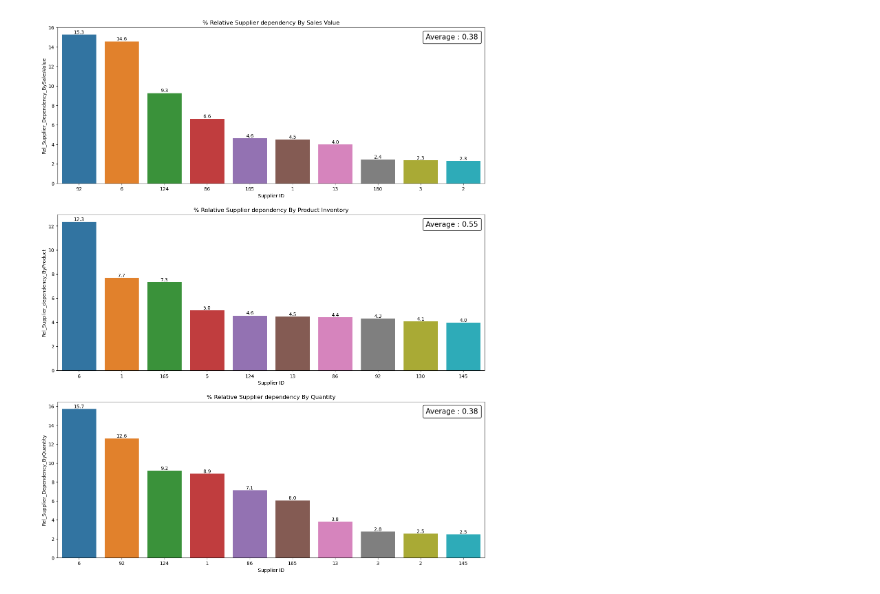
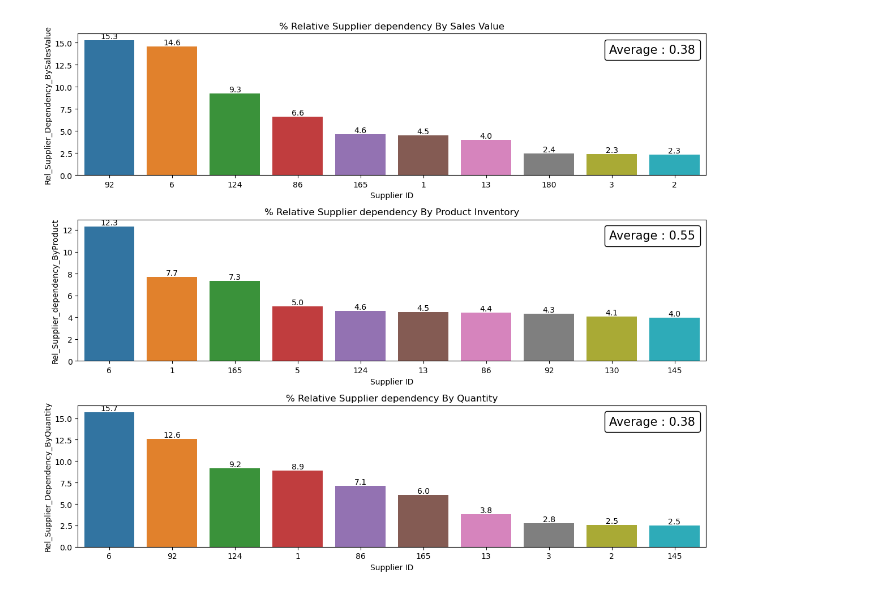
Before and after one commit to Skyman29/Tissot, a Jupyter notebook: Tissot.ipynb, the cells around one changed output. Cells and saved outputs as stored; diff of their text form; code cells hidden in the pictures.

```diff
--- a/Tissot.ipynb
+++ b/Tissot.ipynb
@@ -213,16 +279,20 @@ byCategory['freq_cat_per_order'] = byCategory['Order Id']/n_order
 byCategory['cat_avg_order_value'] = byCategory['Total price (unit price x product quantity)']/n_order
 byCategory['relative_cat_avg_order_value'] = 100*byCategory['cat_avg_order_value']/avg_order_value
 
-plt.figure(figsize=(18, 5))
+plt.figure(figsize=(12, 4))
 plt.subplot(121)
-ax = sns.barplot(data = byCategory, x= byCategory.index, y='relative_cat_avg_order_value');
+ax = sns.barplot(data = byCategory, x= byCategory.index, y='relative_cat_avg_order_value', order=byCategory.sort_values(by=['relative_cat_avg_order_value'], ascending=False).index);
 ax.title.set_text("Average Order Value Distribution by category")
+plt.xticks(rotation=30)
 for container in ax.containers:
     ax.bar_label(container, fmt='%.1f')
 
 plt.subplot(122)
-ax = sns.barplot(data = byCategory, x= byCategory.index, y='freq_cat_per_order');
+ax = sns.barplot(data = byCategory, x= byCategory.index, y='freq_cat_per_order', order=byCategory.sort_values(by=['freq_cat_per_order'], ascending=False).index);
 ax.title.set_text("Order frequency by category")
+plt.xticks(rotation=30)
 for container in ax.containers:
     ax.bar_label(container, fmt='%.2f')
+
+plt.tight_layout()
 # %% [output]
@@ -268,6 +339,18 @@ for container in ax.containers:
     ax.bar_label(container, fmt='%.2f')
 
 plt.subplot(223)
+column = 'Product quantity_mean'
+ax = sns.barplot(data = bySubCategory.nlargest(10, 'relative_cat_avg_order_value'), x='Product subcategorie_', y=column);
+at = AnchoredText(
+    "Average : "+ str(bySubCategory[column].mean().round(2)), prop=dict(size=15), frameon=True, loc='upper center')
+at.patch.set_boxstyle("round,pad=0.,rounding_size=0.2")
+ax.add_artist(at)
+ax.title.set_text("Average quantity when ordered by top Average Order Value Distribution Sub-Categories")
+plt.xticks(rotation=30)
+for container in ax.containers:
+    ax.bar_label(container, fmt='%.2f')
+
+plt.subplot(224)
 column = 'Product quantity_sum'
 ax = sns.barplot(data = bySubCategory.nlargest(10, column), x='Product subcategorie_', y=column);
 at = AnchoredText(
@@ -278,17 +361,6 @@ ax.title.set_text("Quantity by sub-category")
 for container in ax.containers:
     ax.bar_label(container, fmt='%.0f')
 
-plt.subplot(224)
-column = 'Product quantity_mean'
-ax = sns.barplot(data = bySubCategory.nlargest(10, column), x='Product subcategorie_', y=column);
-at = AnchoredText(
-    "Average : "+ str(bySubCategory[column].mean().round(2)), prop=dict(size=15), frameon=True, loc='upper right')
-at.patch.set_boxstyle("round,pad=0.,rounding_size=0.2")
-ax.add_artist(at)
-ax.title.set_text("Average quantity when ordered by top Average Order Value Distribution Sub-Categories")
-plt.xticks(rotation=30)
-for container in ax.containers:
-    ax.bar_label(container, fmt='%.2f')
 
 plt.tight_layout()
 # %% [output]
@@ -309,7 +386,7 @@ bySupplier['Rel_Supplier_dependency_ByProduct'] = 100*bySupplier['Product refere
 bySupplier['Rel_Supplier_Dependency_BySalesValue'] = 100*bySupplier['Total price (unit price x product quantity)']/income
 bySupplier['Rel_Supplier_Dependency_ByQuantity'] = 100*bySupplier['Product quantity']/bySupplier['Product quantity'].sum()
 # %%
-plt.figure(figsize=(16, 20))
+plt.figure(figsize=(12, 10))
 
 plt.subplot(311)
 column = 'Rel_Supplier_Dependency_BySalesValue'
@@ -320,31 +397,33 @@ at = AnchoredText(
 at.patch.set_boxstyle("round,pad=0.,rounding_size=0.2")
 ax.add_artist(at)
 ax.title.set_text("% Relative Supplier dependency By Sales Value")
 for container in ax.containers:
     ax.bar_label(container, fmt='%.1f')
 
 plt.subplot(312)
 column = 'Rel_Supplier_dependency_ByProduct'
 local_data = bySupplier.nlargest(10, column)
 ax = sns.barplot(data = local_data, x='Supplier ID', y=column, order=local_data.sort_values(by=[column], ascending=False)['Supplier ID']);
 at = AnchoredText(
     "Average : "+ str(bySupplier[column].mean().round(2)), prop=dict(size=15), frameon=True, loc='upper right')
 at.patch.set_boxstyle("round,pad=0.,rounding_size=0.2")
 ax.add_artist(at)
 ax.title.set_text("% Relative Supplier dependency By Product Inventory")
 for container in ax.containers:
     ax.bar_label(container, fmt='%.1f')
 
 plt.subplot(313)
 column = 'Rel_Supplier_Dependency_ByQuantity'
 local_data = bySupplier.nlargest(10, column)
 ax = sns.barplot(data = local_data, x='Supplier ID', y=column, order=local_data.sort_values(by=[column], ascending=False)['Supplier ID']);
 at = AnchoredText(
     "Average : "+ str(bySupplier[column].mean().round(2)), prop=dict(size=15), frameon=True, loc='upper right')
 at.patch.set_boxstyle("round,pad=0.,rounding_size=0.2")
 ax.add_artist(at)
 ax.title.set_text("% Relative Supplier dependency By Quantity")
 for container in ax.containers:
     ax.bar_label(container, fmt='%.1f')
+
+plt.tight_layout()
 # %% [output]
-[figure, old version]
+[figure, new version]
```
Also changed, not shown: parts of 32 cells of this notebook.
